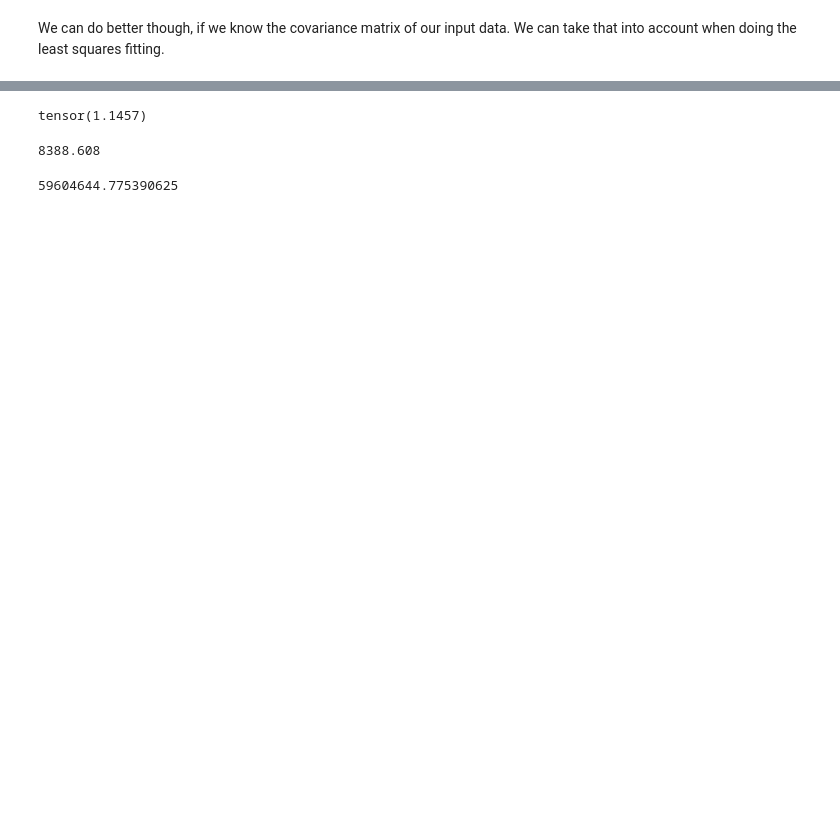
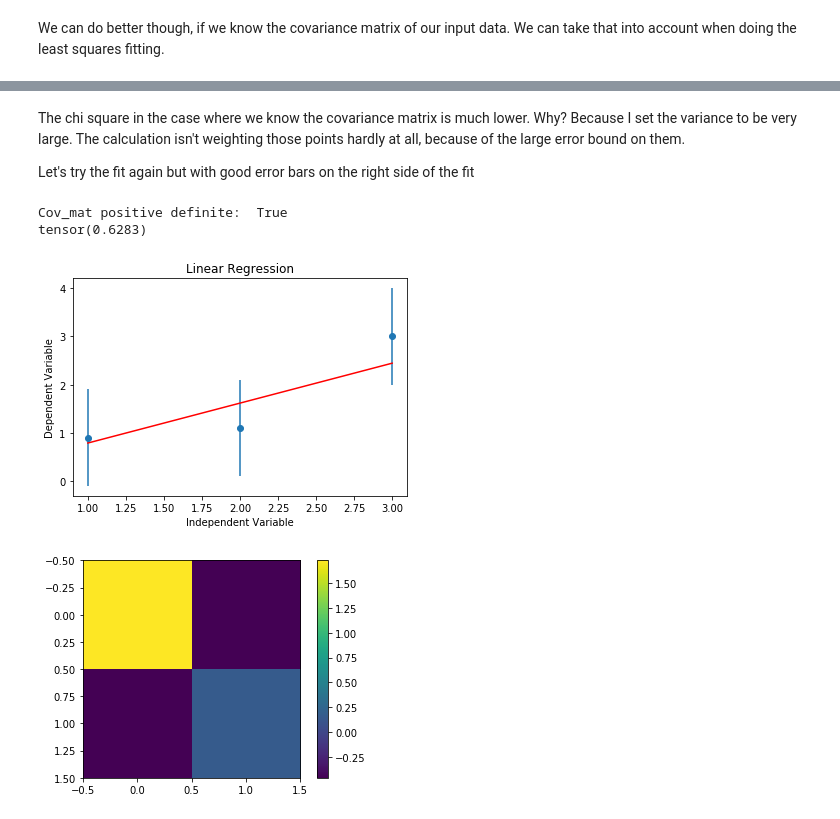
Before and after one commit to Vestaia/DSP, a Jupyter notebook: fitting/Python/Covariance Least Squares.ipynb, the cells around one changed output, grey strips where cells are left out. Drawn from its saved outputs; the diff is of its cells as text; code cells hidden in the pictures; blank space fills up the shorter version.

Commit message:
Covariance matrix work

```diff
--- a/fitting/Python/Covariance Least Squares.ipynb
+++ b/fitting/Python/Covariance Least Squares.ipynb
@@ -101,12 +141,4 @@ plt.show()
-# %%
-chi_sq(y_data, fit_params, design_mat, inv_cov_mat)
-# %% [output]
-tensor(1.1457)
-# %%
-(2 ** 24) / 2000
-# %% [output]
-8388.608
-# %%
-2000 * 125000000/(4194.304)
-# %% [output]
-59604644.775390625
+# %% [markdown]
+The chi square in the case where we know the covariance matrix is much lower. Why? Because I set the variance to be very large. The calculation isn't weighting those points hardly at all, because of the large error bound on them.
+
+Let's try the fit again but with good error bars on the right side of the fit
@@ -112,0 +181,49 @@ tensor(1.1457)
+# %%
+%matplotlib inline
+
+x_data = torch.Tensor([1,2,3])
+y_data = torch.Tensor([0.9,1.1,3])
+
+basis = [const, linear]
+
+var1 = 1
+var2 = 1
+var3 = 1
+var12 = 0.6
+var13 = 0.5
+var23 = 0
+cov_mat = torch.Tensor([[var1, var12, var13],[var12, var2, var23],[var13, var23, var3]])
+inv_cov_mat = torch.inverse(cov_mat)
+
+print("Cov_mat positive definite: ",is_pos_def(cov_mat.numpy()))
+
+design_mat = design_matrix(x_data, basis)
+pseudo_inv = torch.inverse(design_mat.T @ inv_cov_mat @ design_mat) @ design_mat.T @ inv_cov_mat
+
+fit_params = ls_fit(x_data, y_data, pseudo_inv)
+
+fit = torch.sum(design_mat * fit_params, dim=1)
+
+chisq = chi_sq(y_data, fit_params, design_mat, inv_cov_mat)
+print(chisq)
+
+plt.errorbar(x_data, y_data, yerr=torch.sqrt(torch.diagonal(cov_mat)).numpy(), fmt='o')
+plt.plot(x_data, fit,'r')
+
+plt.xlabel("Independent Variable")
+plt.ylabel("Dependent Variable")
+plt.title("Linear Regression")
+
+plt.savefig("linear_regression_sample.png",dpi=400)
+plt.show()
+
+fit_params_cov_mat = pseudo_inv @ (cov_mat @ pseudo_inv.T)
+
+img = plt.imshow(fit_params_cov_mat)
+plt.colorbar(img)
+plt.show()
+# %% [output]
+Cov_mat positive definite:  True
+tensor(0.6283)
+[figure, added]
+[figure, added]
```
Also changed, not shown: parts of 6 cells of this notebook.
